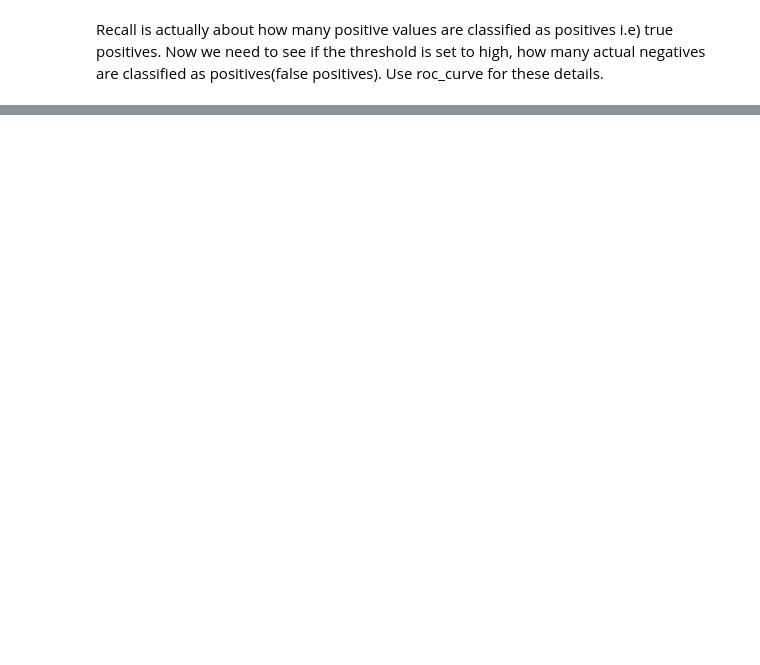
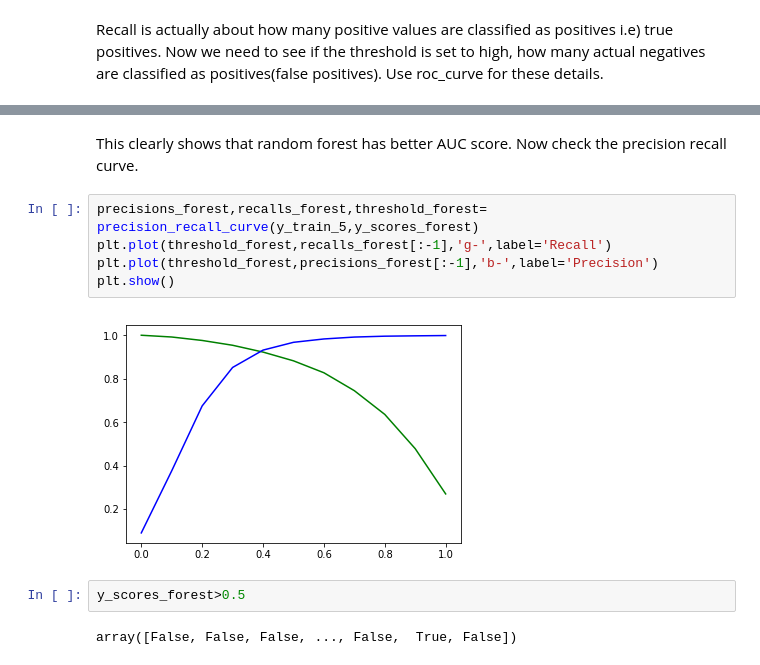
Before and after one commit to venkat2ram/Python, a Jupyter notebook: Chapter3_Mnist.ipynb, the cells around one changed output, grey strips where cells are left out. Drawn from its saved outputs; the diff is of its cells as text; blank space fills up the shorter version.

```diff
--- a/Chapter3_Mnist.ipynb
+++ b/Chapter3_Mnist.ipynb
@@ -183,0 +215,13 @@ Start from page 92 in the book.
+# %% [markdown]
+This clearly shows that random forest has better AUC score. Now check the precision recall curve.
+# %%
+precisions_forest,recalls_forest,threshold_forest= precision_recall_curve(y_train_5,y_scores_forest)
+plt.plot(threshold_forest,recalls_forest[:-1],'g-',label='Recall')
+plt.plot(threshold_forest,precisions_forest[:-1],'b-',label='Precision')
+plt.show()
+# %% [output]
+[figure, added]
+# %%
+y_scores_forest>0.5
+# %% [output]
+array([False, False, False, ..., False,  True, False])
```
Also changed, not shown: parts of 20 cells of this notebook.
